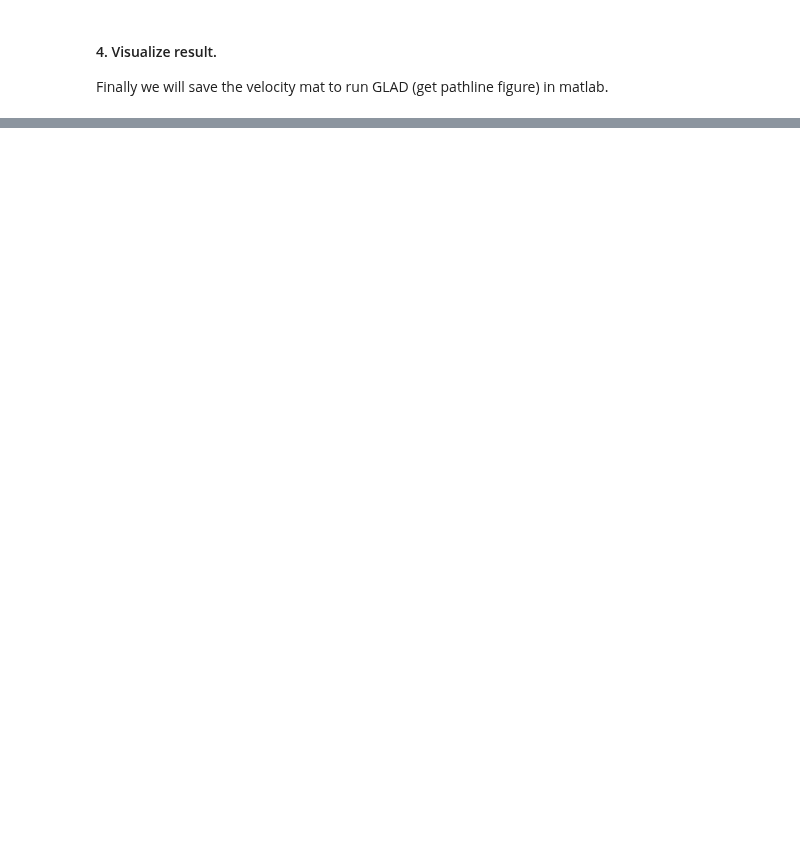
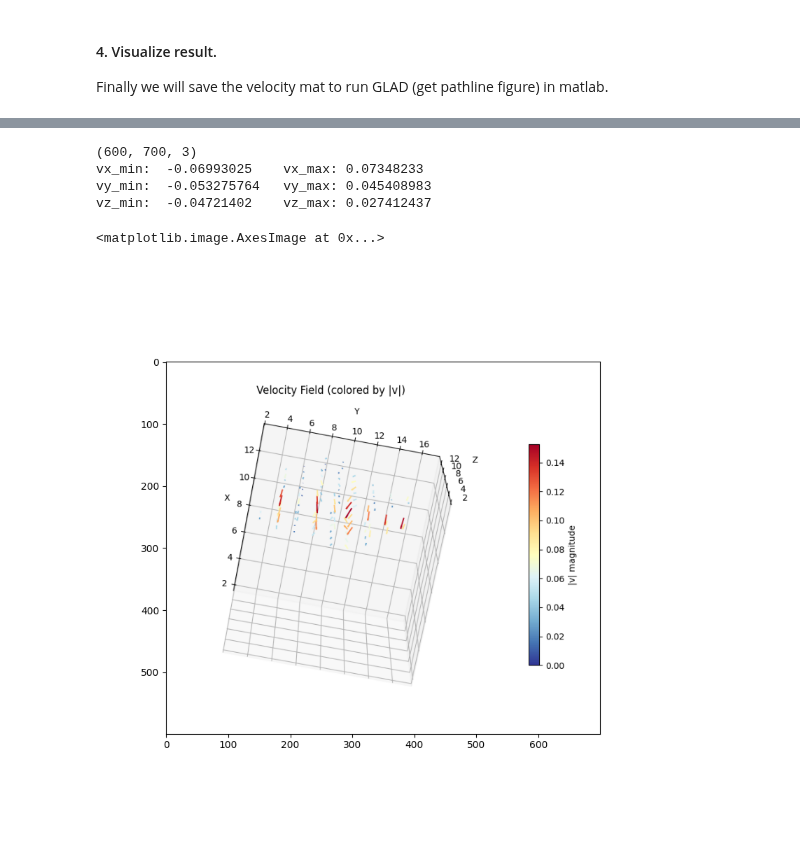
Before and after one commit to Winfred666/MRI_PINN, a Jupyter notebook: darcy_3d.ipynb, the cells around one changed output, grey strips where cells are left out. Drawn from its saved outputs; the diff is of its cells as text; code cells hidden in the pictures; blank space fills up the shorter version.

```diff
--- a/darcy_3d.ipynb
+++ b/darcy_3d.ipynb
@@ -100,6 +127,7 @@ from modules.dc_trainer import DCPINN_InitK, DCPINN_InitP, DCPINN_ADPDE_P, DCPIN
 
 def DCPINN_trainer_getter(train_phase, ad_dc_net, phase_cfg={}):
     global c_dataset
+    incompressible = phase_cfg.get("incompressible", False)
     if train_phase == CNet_Init.train_phase:
         pinn_model = CNet_Init(ad_dc_net.c_net, c_dataset.num_train_points)
         datamodule = c_dataset
@@ -122,13 +150,13 @@ def DCPINN_trainer_getter(train_phase, ad_dc_net, phase_cfg={}):
         pinn_model = None
         datamodule = c_dataset
     elif train_phase == DCPINN_ADPDE_P.train_phase:
-        pinn_model = DCPINN_ADPDE_P(ad_dc_net, c_dataset.num_train_points)
+        pinn_model = DCPINN_ADPDE_P(ad_dc_net, c_dataset.num_train_points, incompressible=incompressible)
         datamodule = c_dataset
     elif train_phase == DCPINN_ADPDE_P_K.train_phase:
-        pinn_model = DCPINN_ADPDE_P_K(ad_dc_net, c_dataset.num_train_points)
+        pinn_model = DCPINN_ADPDE_P_K(ad_dc_net, c_dataset.num_train_points, incompressible=incompressible)
         datamodule = c_dataset
     elif train_phase == DCPINN_Joint.train_phase:
-        pinn_model = DCPINN_Joint(ad_dc_net, c_dataset.num_train_points)
+        pinn_model = DCPINN_Joint(ad_dc_net, c_dataset.num_train_points, incompressible=incompressible)
         datamodule = c_dataset
     else:
         raise ValueError(f"Unknown train_phase {train_phase}")
@@ -186,23 +284,28 @@ plt.imshow(k_fig)
 # %%
 # 1. Extract learned velocity field on a grid for visualization
-
-# If run out of memory
-# pinn_model.to('cpu')
-
+# If run out of memory, set all variables to cpu
+pinn_model.to(device)
 # using mask to filter out the background vectors
 # _ = interactive_quiver(vx, vy, vz, pixdim, default_elev=-62.76, default_azim=-10.87)
 nx, ny, nz = data.shape[0], data.shape[1], data.shape[2]
 v_fig, vx,vy,vz = pinn_model.ad_dc_net.v_dc_net.draw_velocity_volume()
 # change vx,vy,vz from characteristic to mm/min then cell/min
 vx = vx * (char_domain.V_star[0] / char_domain.pixdim[0])
 vy = vy * (char_domain.V_star[1] / char_domain.pixdim[1])
 vz = vz * (char_domain.V_star[2] / char_domain.pixdim[2])
 print(v_fig.shape, "\nvx_min: ", vx.min(), "\tvx_max:", vx.max(),
       "\nvy_min: ", vy.min(), "\tvy_max:", vy.max(),
       "\nvz_min: ", vz.min(), "\tvz_max:", vz.max())
 plt.figure(figsize=(8,8))
 plt.imshow(v_fig)
 # use a grid (from real to characteristic) to extract velocity field
+# %% [output]
+(600, 700, 3)
+vx_min:  -0.06993025    vx_max: 0.07348233
+vy_min:  -0.053275764   vy_max: 0.045408983
+vz_min:  -0.04721402    vz_max: 0.027412437
+<matplotlib.image.AxesImage at 0x...>
+[figure, added]
 # %%
 # To reproduct paper, slice v_mag at x to see willis loop
 from utils.visualize import draw_nifti_slices_with_threshold, draw_colorful_slice_image
```
Also changed, not shown: parts of 13 cells of this notebook, 4 other files.
